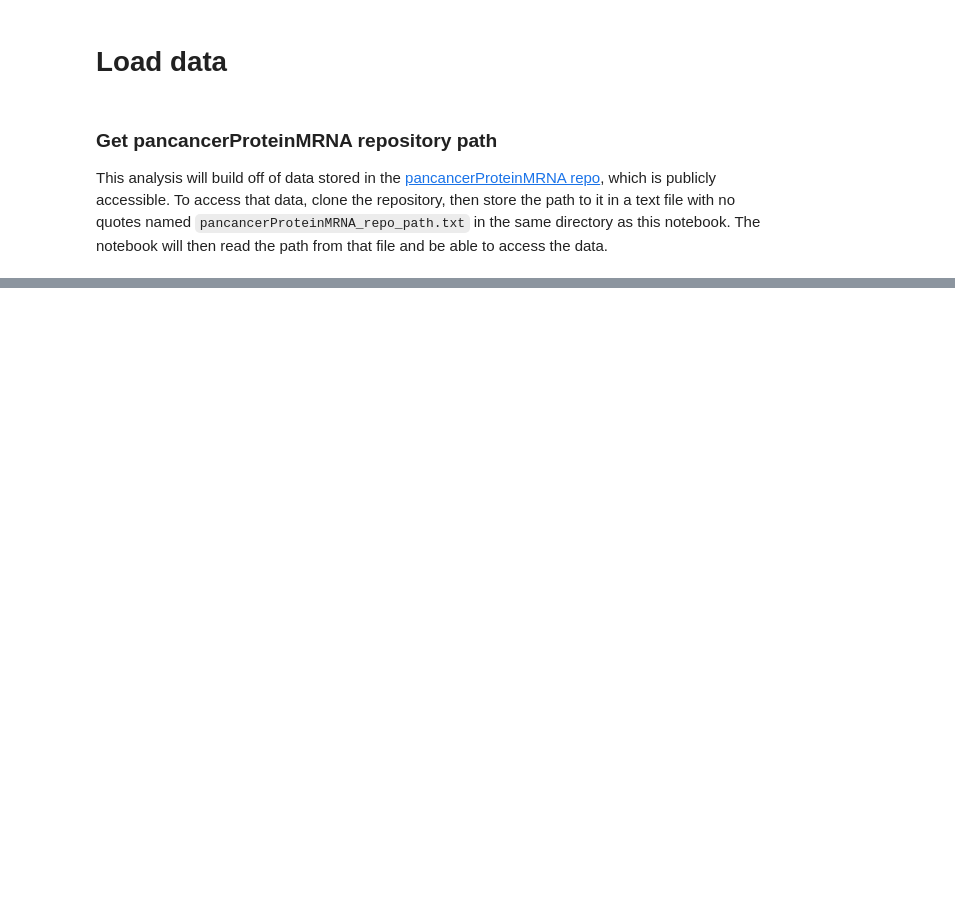
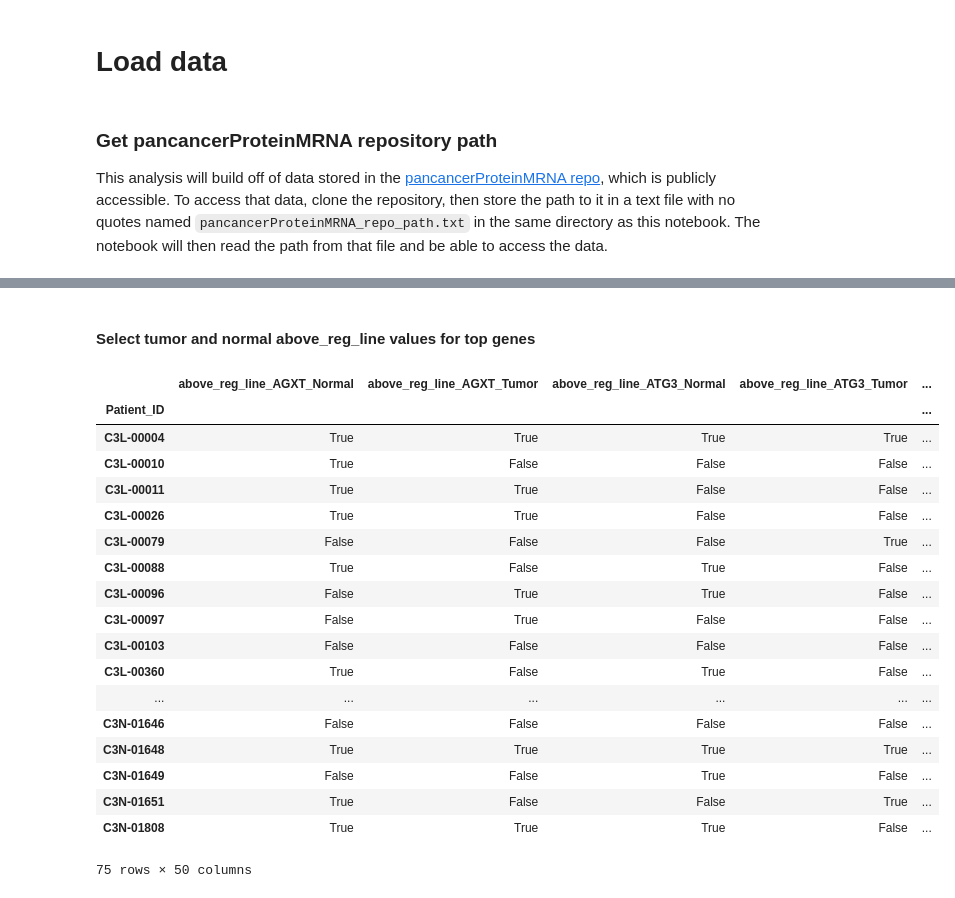
Before and after one commit to caleb-lindgren/deltaCorrML, a Jupyter notebook: load_data.ipynb, the cells around one changed output, grey strips where cells are left out. Drawn from its saved outputs; the diff is of its cells as text; code cells hidden in the pictures; blank space fills up the shorter version.

```diff
--- a/load_data.ipynb
+++ b/load_data.ipynb
@@ -80,0 +185,53 @@ regressions["ccrcc"]
+# %% [markdown]
+#### Select tumor and normal above_reg_line values for top genes
+# %%
+above_reg_line_top_genes = {}
+for cancer_type in cancer_types:
+    res = residuals[cancer_type]
+
+    top_res = res[res["Gene"].isin(highest_delta_genes[cancer_type])].\
+    pivot(
+        index=["Patient_ID", "Gene"],
+        columns="Tissue",
+        values="above_reg_line"
+    ).\
+    dropna(axis=0, how="any").\
+    reset_index(drop=False)
+
+    top_res = top_res.\
+    pivot(
+        index="Patient_ID",
+        columns="Gene",
+        values=["Normal", "Tumor"],
+    ).\
+    swaplevel(0, 1, axis=1).\
+    sort_index(axis=1)
+
+    top_res = cput.reduce_multiindex(top_res, flatten=True).\
+    add_prefix("above_reg_line_")
+
+    top_res.columns.name = None
+
+    above_reg_line_top_genes[cancer_type] = top_res
+
+above_reg_line_top_genes["ccrcc"]
+# %% [output]
+|  | above_reg_line_AGXT_Normal | above_reg_line_AGXT_Tumor | above_reg_line_ATG3_Normal | above_reg_line_ATG3_Tumor | ... |
+| Patient_ID |  |  |  |  | ... |
+| C3L-00004 | True | True | True | True | ... |
+| C3L-00010 | True | False | False | False | ... |
+| C3L-00011 | True | True | False | False | ... |
+| C3L-00026 | True | True | False | False | ... |
+| C3L-00079 | False | False | False | True | ... |
+| C3L-00088 | True | False | True | False | ... |
+| C3L-00096 | False | True | True | False | ... |
+| C3L-00097 | False | True | False | False | ... |
+| C3L-00103 | False | False | False | False | ... |
+| C3L-00360 | True | False | True | False | ... |
+| ... | ... | ... | ... | ... | ... |
+| C3N-01646 | False | False | False | False | ... |
+| C3N-01648 | True | True | True | True | ... |
+| C3N-01649 | False | False | True | False | ... |
+| C3N-01651 | True | False | False | True | ... |
+| C3N-01808 | True | True | True | False | ... |
+75 rows × 50 columns
```
Also changed, not shown: parts of 25 cells of this notebook.
